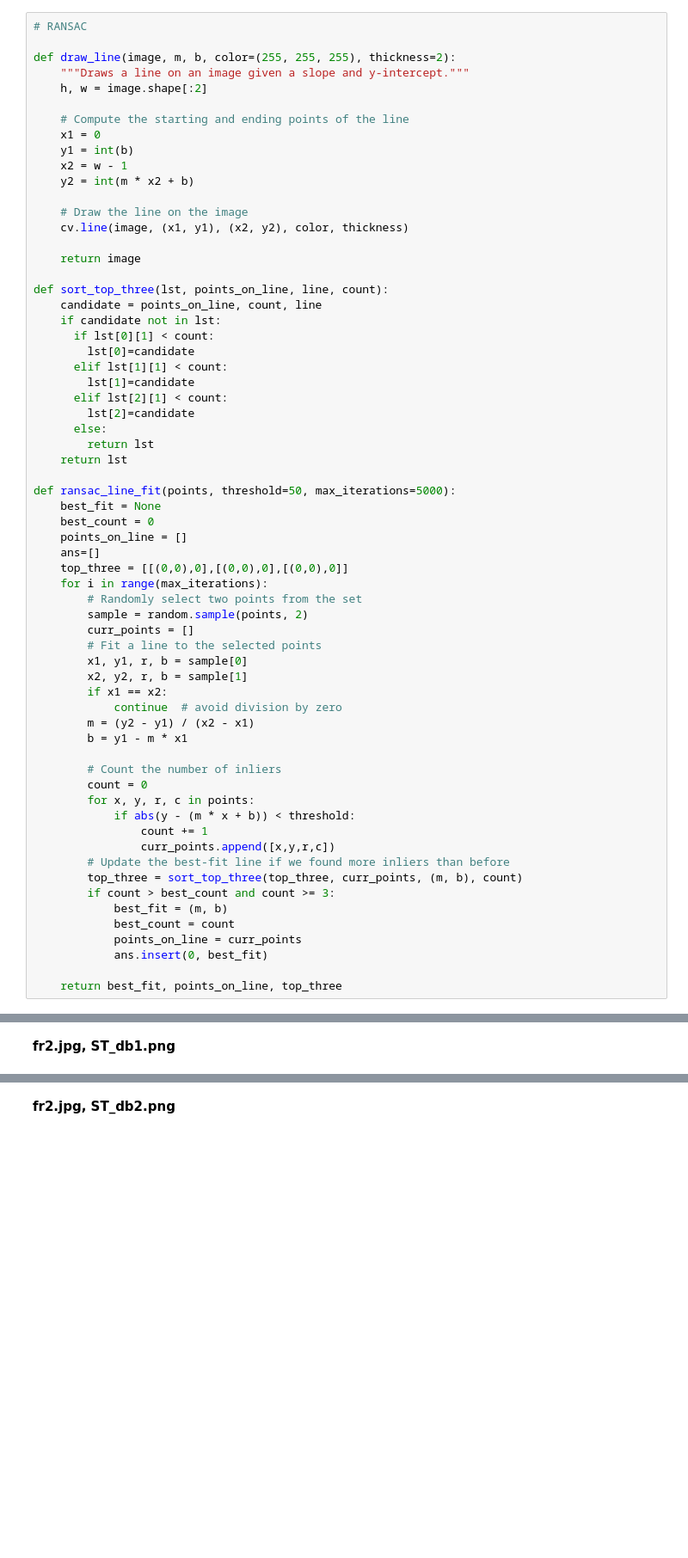
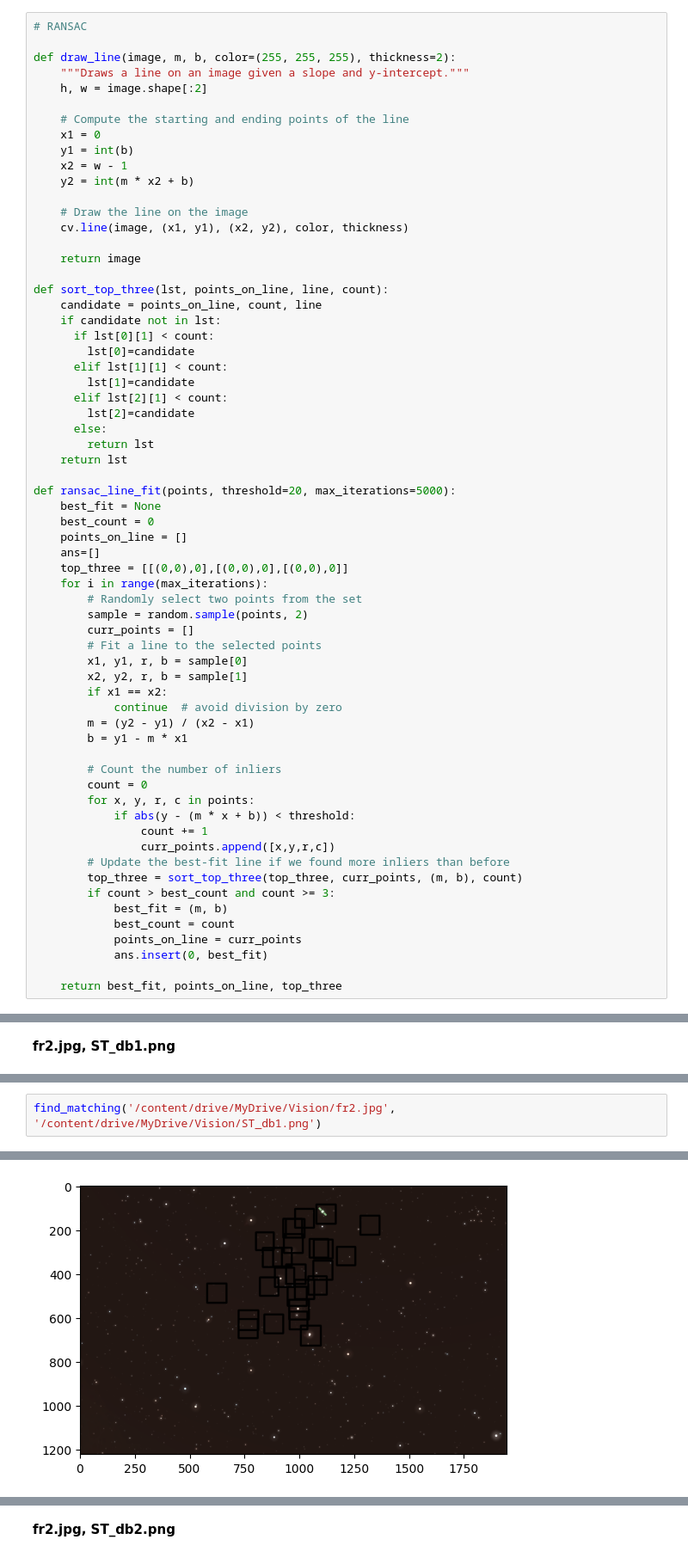
Before and after one commit to HagaiHen/NewSpaceEx1, a Jupyter notebook: New_Space_Ex1.ipynb, the cells around one changed output, grey strips where cells are left out. Shown at 86% size. Drawn from its saved outputs; the diff is of its cells as text; blank space fills up the shorter version.

```diff
--- a/New_Space_Ex1.ipynb
+++ b/New_Space_Ex1.ipynb
@@ -56,7 +56,7 @@ def sort_top_three(lst, points_on_line, line, count):
         return lst
     return lst
 
-def ransac_line_fit(points, threshold=50, max_iterations=5000):
+def ransac_line_fit(points, threshold=20, max_iterations=5000):
     best_fit = None
     best_count = 0
     points_on_line = []
@@ -515,0 +384,3 @@ for i in range(len(transformed_points)):
+# %%
+find_matching('/content/drive/MyDrive/Vision/fr2.jpg', '/content/drive/MyDrive/Vision/ST_db1.png')
+# %% [output]
@@ -515,0 +388 @@ for i in range(len(transformed_points)):
+[figure, added]
```
Also changed, not shown: parts of 18 cells of this notebook.
